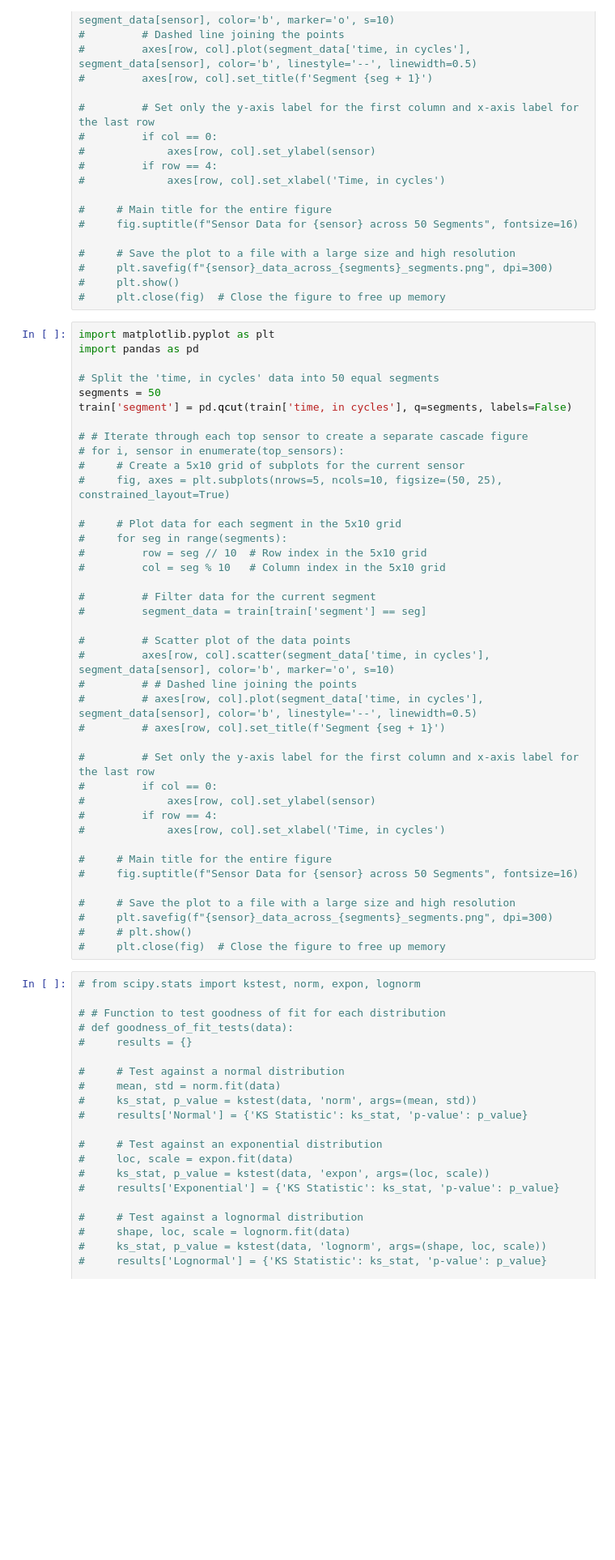
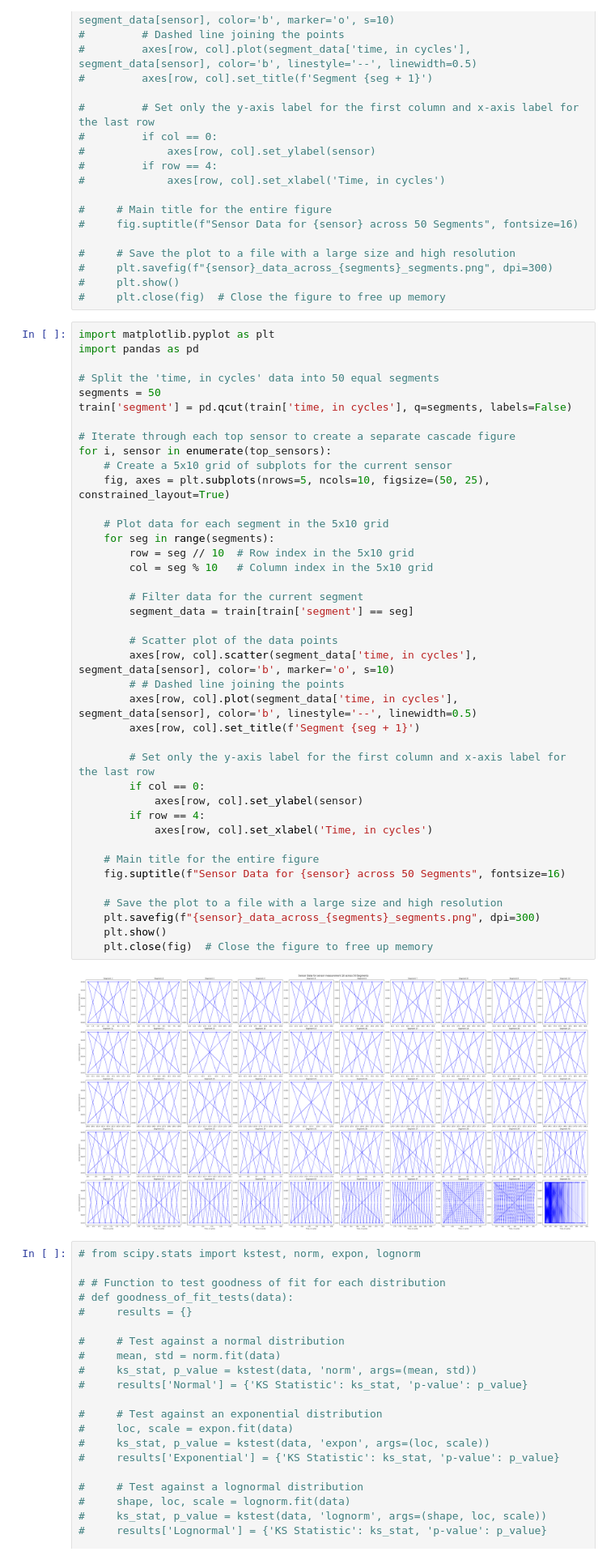
Before and after one commit to Soumyabrata111/CMAPSS-Jet-Engine-Simulated-Data-Augmentation, a Jupyter notebook: statistical_analysis.ipynb, the cells around one changed output. Shown at 81% size. Saved outputs shown, nothing was run; the diff lists cells and outputs as text; blank space fills up the shorter version.

```diff
--- a/statistical_analysis.ipynb
+++ b/statistical_analysis.ipynb
@@ -158,43 +159,45 @@ train.head()
 # %%
 import matplotlib.pyplot as plt
 import pandas as pd
 
 # Split the 'time, in cycles' data into 50 equal segments
 segments = 50
 train['segment'] = pd.qcut(train['time, in cycles'], q=segments, labels=False)
 
-# # Iterate through each top sensor to create a separate cascade figure
-# for i, sensor in enumerate(top_sensors):
-#     # Create a 5x10 grid of subplots for the current sensor
-#     fig, axes = plt.subplots(nrows=5, ncols=10, figsize=(50, 25), constrained_layout=True)
+# Iterate through each top sensor to create a separate cascade figure
+for i, sensor in enumerate(top_sensors):
+    # Create a 5x10 grid of subplots for the current sensor
+    fig, axes = plt.subplots(nrows=5, ncols=10, figsize=(50, 25), constrained_layout=True)
 
-#     # Plot data for each segment in the 5x10 grid
-#     for seg in range(segments):
-#         row = seg // 10  # Row index in the 5x10 grid
-#         col = seg % 10   # Column index in the 5x10 grid
+    # Plot data for each segment in the 5x10 grid
+    for seg in range(segments):
+        row = seg // 10  # Row index in the 5x10 grid
+        col = seg % 10   # Column index in the 5x10 grid
 
-#         # Filter data for the current segment
-#         segment_data = train[train['segment'] == seg]
+        # Filter data for the current segment
+        segment_data = train[train['segment'] == seg]
 
-#         # Scatter plot of the data points
-#         axes[row, col].scatter(segment_data['time, in cycles'], segment_data[sensor], color='b', marker='o', s=10)
-#         # # Dashed line joining the points
-#         # axes[row, col].plot(segment_data['time, in cycles'], segment_data[sensor], color='b', linestyle='--', linewidth=0.5)
-#         # axes[row, col].set_title(f'Segment {seg + 1}')
+        # Scatter plot of the data points
+        axes[row, col].scatter(segment_data['time, in cycles'], segment_data[sensor], color='b', marker='o', s=10)
+        # # Dashed line joining the points
+        axes[row, col].plot(segment_data['time, in cycles'], segment_data[sensor], color='b', linestyle='--', linewidth=0.5)
+        axes[row, col].set_title(f'Segment {seg + 1}')
 
-#         # Set only the y-axis label for the first column and x-axis label for the last row
-#         if col == 0:
-#             axes[row, col].set_ylabel(sensor)
-#         if row == 4:
-#             axes[row, col].set_xlabel('Time, in cycles')
+        # Set only the y-axis label for the first column and x-axis label for the last row
+        if col == 0:
+            axes[row, col].set_ylabel(sensor)
+        if row == 4:
+            axes[row, col].set_xlabel('Time, in cycles')
 
-#     # Main title for the entire figure
-#     fig.suptitle(f"Sensor Data for {sensor} across 50 Segments", fontsize=16)
+    # Main title for the entire figure
+    fig.suptitle(f"Sensor Data for {sensor} across 50 Segments", fontsize=16)
 
-#     # Save the plot to a file with a large size and high resolution
-#     plt.savefig(f"{sensor}_data_across_{segments}_segments.png", dpi=300)
-#     # plt.show()
-#     plt.close(fig)  # Close the figure to free up memory
+    # Save the plot to a file with a large size and high resolution
+    plt.savefig(f"{sensor}_data_across_{segments}_segments.png", dpi=300)
+    plt.show()
+    plt.close(fig)  # Close the figure to free up memory
+# %% [output]
+[figure, added]
 # %%
 # from scipy.stats import kstest, norm, expon, lognorm
 
```
Also changed, not shown: parts of 3 cells of this notebook.
